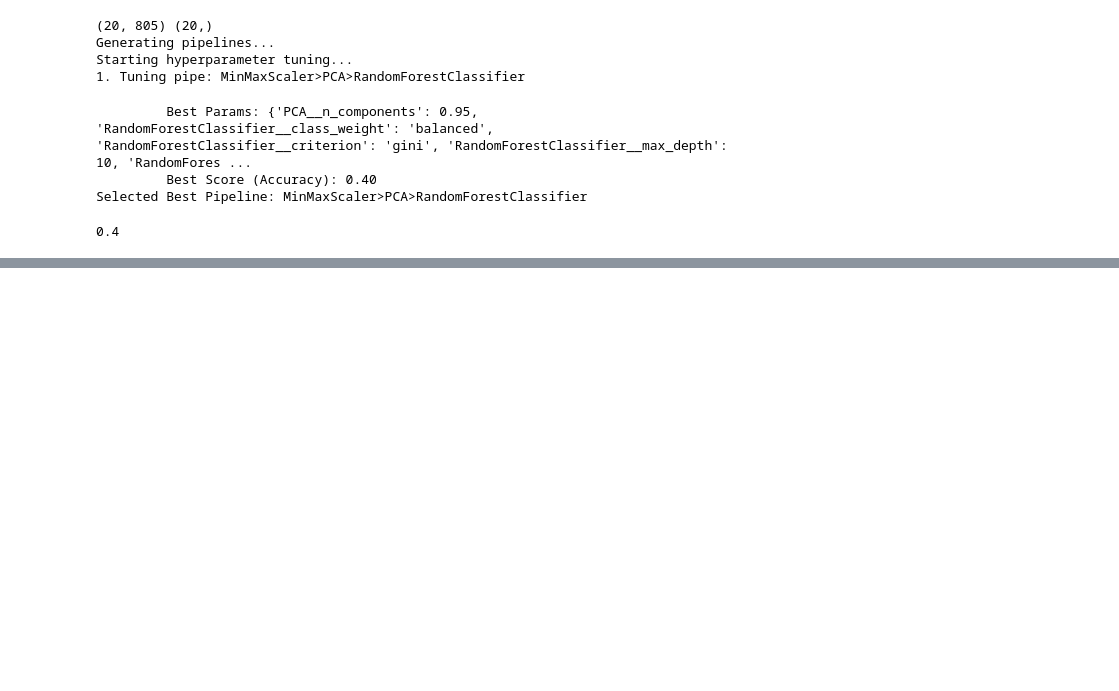
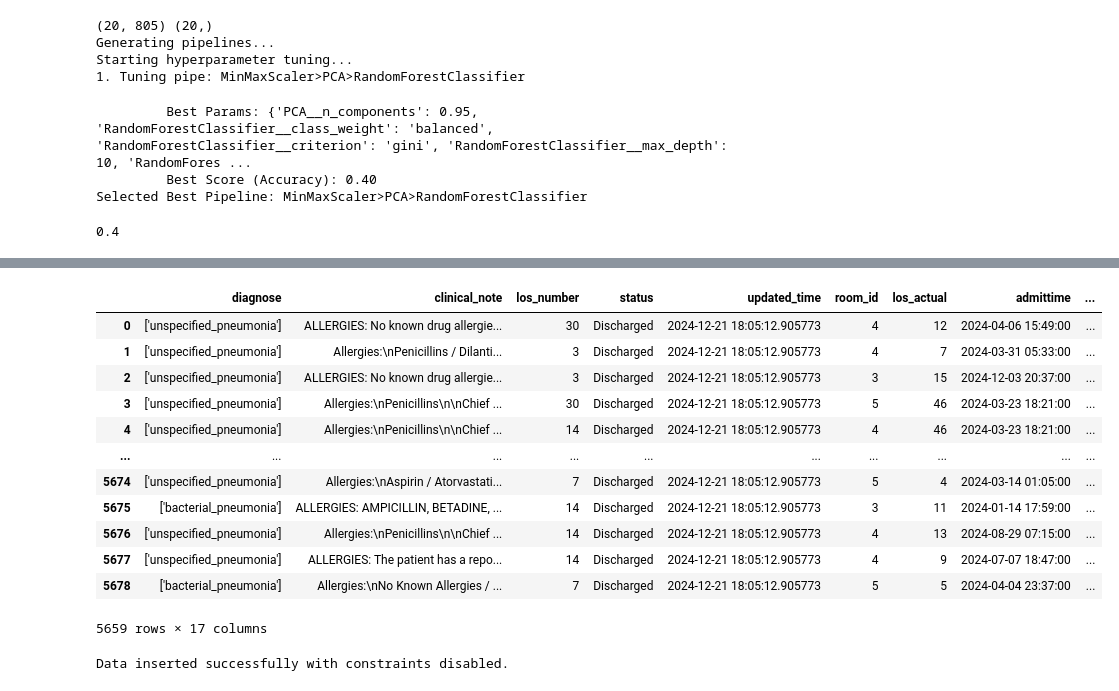
Before and after one commit to MinhPhuc1510/LengthOfStayPredictor, a Jupyter notebook: length_of_stay_prediction/test.ipynb, the cells around one changed output, grey strips where cells are left out. Cells and saved outputs as stored; diff of their text form; code cells hidden in the pictures; blank space fills up the shorter version.

```diff
--- a/length_of_stay_prediction/test.ipynb
+++ b/length_of_stay_prediction/test.ipynb
@@ -352,0 +483,36 @@ Selected Best Pipeline: MinMaxScaler>PCA>RandomForestClassifier
+# %%
+filtered_df_out = df_out[df_out['los_actual'] > 0]
+filtered_df_out
+# %% [output]
+|  | diagnose | clinical_note | los_number | status | updated_time | room_id | los_actual | admittime | ... |
+| 0 | ['unspecified_pneumonia'] | ALLERGIES: No known drug allergie... | 30 | Discharged | 2024-12-21 18:05:12.905773 | 4 | 12 | 2024-04-06 15:49:00 | ... |
+| 1 | ['unspecified_pneumonia'] | Allergies:\nPenicillins / Dilanti... | 3 | Discharged | 2024-12-21 18:05:12.905773 | 4 | 7 | 2024-03-31 05:33:00 | ... |
+| 2 | ['unspecified_pneumonia'] | ALLERGIES: No known drug allergie... | 3 | Discharged | 2024-12-21 18:05:12.905773 | 3 | 15 | 2024-12-03 20:37:00 | ... |
+| 3 | ['unspecified_pneumonia'] | Allergies:\nPenicillins\n\nChief ... | 30 | Discharged | 2024-12-21 18:05:12.905773 | 5 | 46 | 2024-03-23 18:21:00 | ... |
+| 4 | ['unspecified_pneumonia'] | Allergies:\nPenicillins\n\nChief ... | 14 | Discharged | 2024-12-21 18:05:12.905773 | 4 | 46 | 2024-03-23 18:21:00 | ... |
+| ... | ... | ... | ... | ... | ... | ... | ... | ... | ... |
+| 5674 | ['unspecified_pneumonia'] | Allergies:\nAspirin / Atorvastati... | 7 | Discharged | 2024-12-21 18:05:12.905773 | 5 | 4 | 2024-03-14 01:05:00 | ... |
+| 5675 | ['bacterial_pneumonia'] | ALLERGIES: AMPICILLIN, BETADINE, ... | 14 | Discharged | 2024-12-21 18:05:12.905773 | 3 | 11 | 2024-01-14 17:59:00 | ... |
+| 5676 | ['unspecified_pneumonia'] | Allergies:\nPenicillins\n\nChief ... | 14 | Discharged | 2024-12-21 18:05:12.905773 | 4 | 13 | 2024-08-29 07:15:00 | ... |
+| 5677 | ['unspecified_pneumonia'] | ALLERGIES: The patient has a repo... | 14 | Discharged | 2024-12-21 18:05:12.905773 | 4 | 9 | 2024-07-07 18:47:00 | ... |
+| 5678 | ['bacterial_pneumonia'] | Allergies:\nNo Known Allergies / ... | 7 | Discharged | 2024-12-21 18:05:12.905773 | 5 | 5 | 2024-04-04 23:37:00 | ... |
+5659 rows × 17 columns
+# %%
+import pandas as pd
+from sqlalchemy import create_engine
+
+# Assuming df_out is already defined and contains the data to insert
+# Create a connection to your SQLite database
+conn = create_engine('sqlite:///db.sqlite3')  # Update with your database path
+
+# Step 1: Disable foreign key checks
+with conn.connect() as connection:
+    # Step 2: Insert the DataFrame into the database
+    df_out.to_sql('prediction_app_admission', connection, if_exists='append', index=False)
+
+    # Step 3: Re-enable foreign key checks
+
+# Optionally, display a success message
+print("Data inserted successfully with constraints disabled.")
+# %% [output]
+Data inserted successfully with constraints disabled.
```
Also changed, not shown: parts of 10 cells of this notebook, 1 other file.
